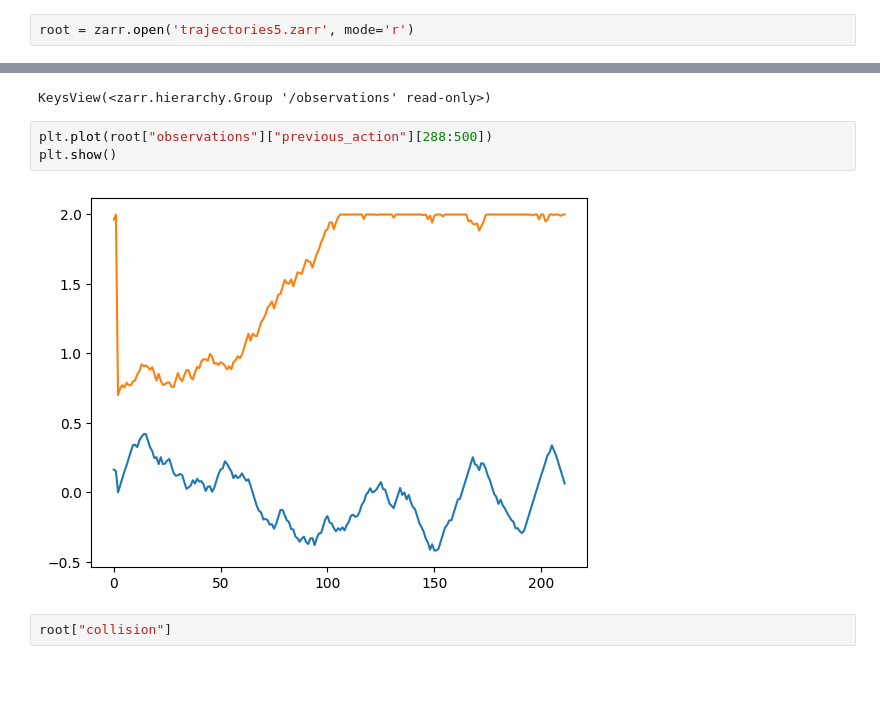
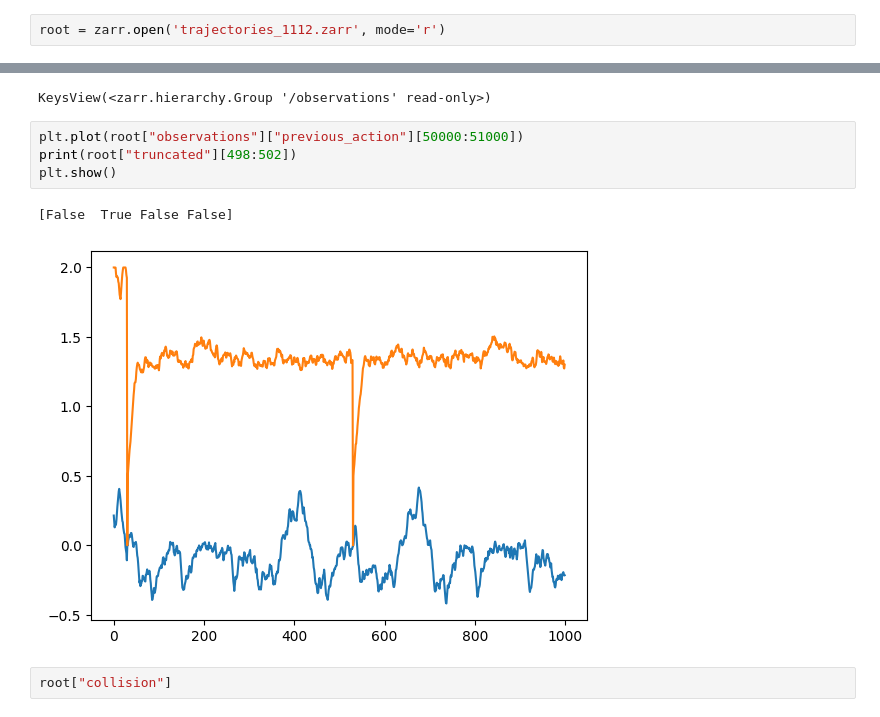
Before and after one commit to HyberionBrew/f110-sb3, a Jupyter notebook: analyze_dataset.ipynb, the cells around one changed output, grey strips where cells are left out. Saved outputs shown, nothing was run; the diff lists cells and outputs as text; blank space fills up the shorter version.

```diff
--- a/analyze_dataset.ipynb
+++ b/analyze_dataset.ipynb
@@ -3,4 +3,4 @@ import zarr
 import numpy as np
 import matplotlib.pyplot as plt
 # %%
-root = zarr.open('trajectories5.zarr', mode='r')
+root = zarr.open('trajectories_1112.zarr', mode='r')
@@ -36,10 +71,12 @@ print(root["observations"].keys())
 # %% [output]
 KeysView(<zarr.hierarchy.Group '/observations' read-only>)
 # %%
-plt.plot(root["observations"]["previous_action"][288:500])
+plt.plot(root["observations"]["previous_action"][50000:51000])
+print(root["truncated"][498:502])
 plt.show()
 # %% [output]
+[False  True False False]
-[figure, old version]
+[figure, new version]
 # %%
 root["collision"]
 # %% [output]
```
Also changed, not shown: parts of 15 cells of this notebook, 4 other files.
